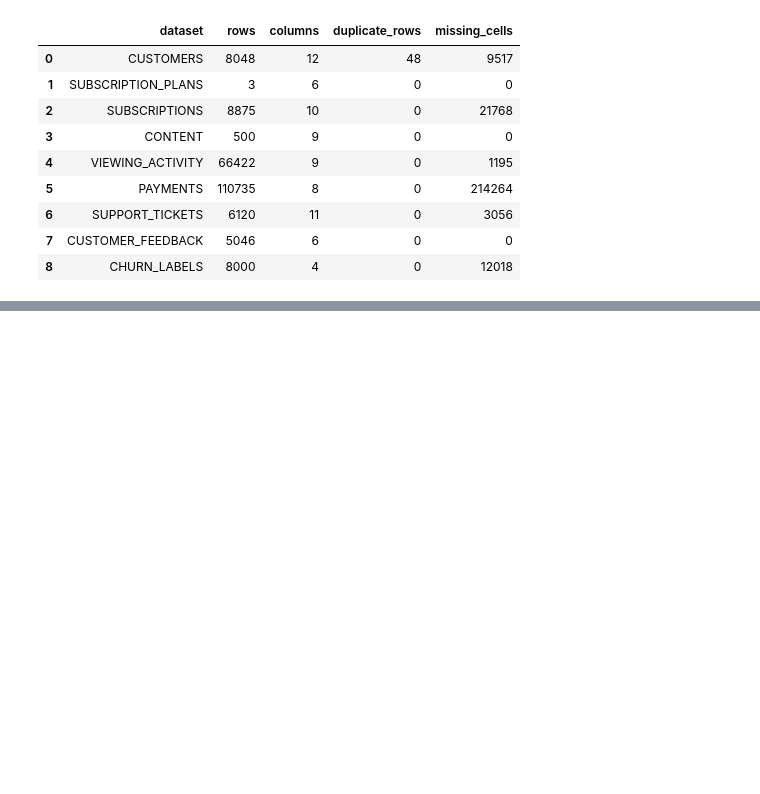
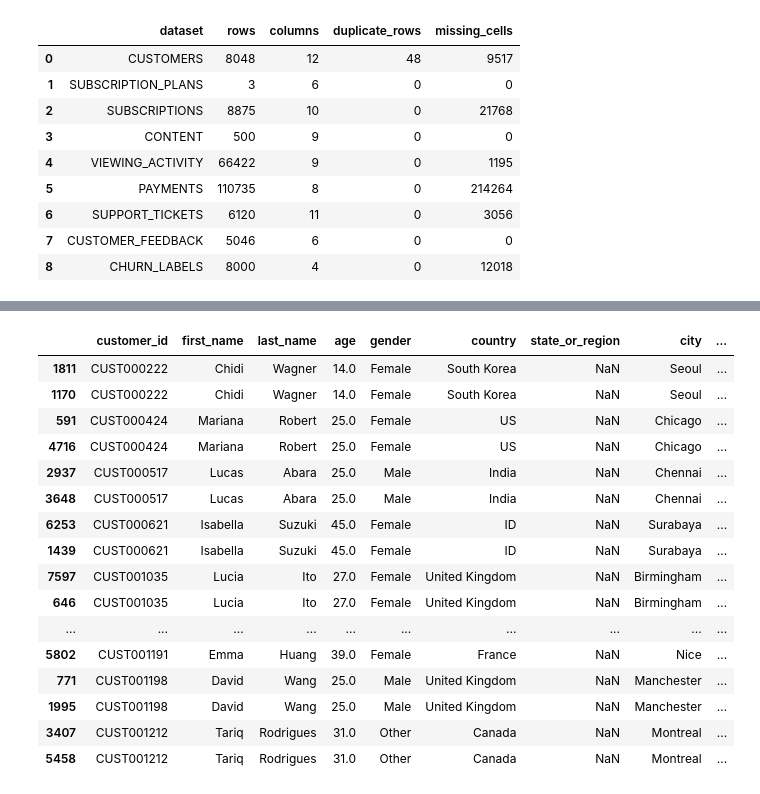
Before and after one commit to Gupta-Vasudha/netflix-customer-intelligence-ai-copilot, a Jupyter notebook: notebooks/00_data_inspection.ipynb, the cells around one changed output, grey strips where cells are left out. Cells and saved outputs as stored; diff of their text form; code cells hidden in the pictures; blank space fills up the shorter version.

```diff
--- a/notebooks/00_data_inspection.ipynb
+++ b/notebooks/00_data_inspection.ipynb
@@ -233,0 +353,24 @@ summary_df
+# %%
+duplicate_rows = customers[
+    customers.duplicated(keep=False)
+].sort_values("customer_id")
+
+duplicate_rows.head(20)
+# %% [output]
+|  | customer_id | first_name | last_name | age | gender | country | state_or_region | city | ... |
+| 1811 | CUST000222 | Chidi | Wagner | 14.0 | Female | South Korea | NaN | Seoul | ... |
+| 1170 | CUST000222 | Chidi | Wagner | 14.0 | Female | South Korea | NaN | Seoul | ... |
+| 591 | CUST000424 | Mariana | Robert | 25.0 | Female | US | NaN | Chicago | ... |
+| 4716 | CUST000424 | Mariana | Robert | 25.0 | Female | US | NaN | Chicago | ... |
+| 2937 | CUST000517 | Lucas | Abara | 25.0 | Male | India | NaN | Chennai | ... |
+| 3648 | CUST000517 | Lucas | Abara | 25.0 | Male | India | NaN | Chennai | ... |
+| 6253 | CUST000621 | Isabella | Suzuki | 45.0 | Female | ID | NaN | Surabaya | ... |
+| 1439 | CUST000621 | Isabella | Suzuki | 45.0 | Female | ID | NaN | Surabaya | ... |
+| 7597 | CUST001035 | Lucia | Ito | 27.0 | Female | United Kingdom | NaN | Birmingham | ... |
+| 646 | CUST001035 | Lucia | Ito | 27.0 | Female | United Kingdom | NaN | Birmingham | ... |
+| ... | ... | ... | ... | ... | ... | ... | ... | ... | ... |
+| 5802 | CUST001191 | Emma | Huang | 39.0 | Female | France | NaN | Nice | ... |
+| 771 | CUST001198 | David | Wang | 25.0 | Male | United Kingdom | NaN | Manchester | ... |
+| 1995 | CUST001198 | David | Wang | 25.0 | Male | United Kingdom | NaN | Manchester | ... |
+| 3407 | CUST001212 | Tariq | Rodrigues | 31.0 | Other | Canada | NaN | Montreal | ... |
+| 5458 | CUST001212 | Tariq | Rodrigues | 31.0 | Other | Canada | NaN | Montreal | ... |
```
Also changed, not shown: parts of 9 cells of this notebook.
